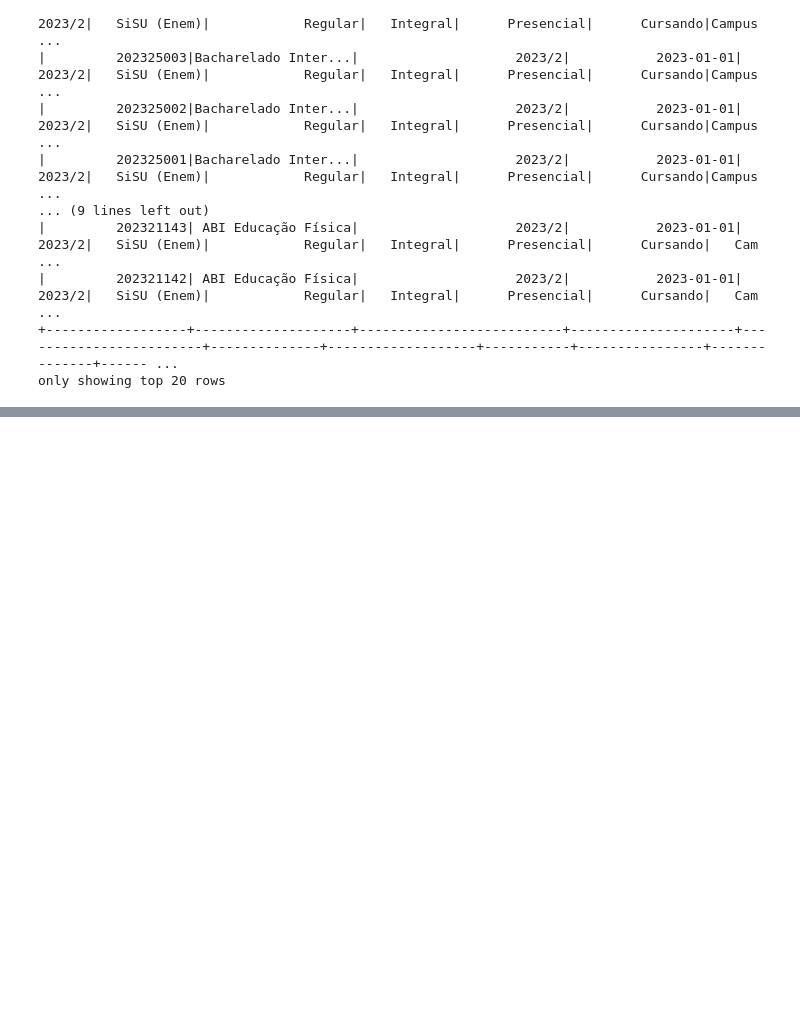
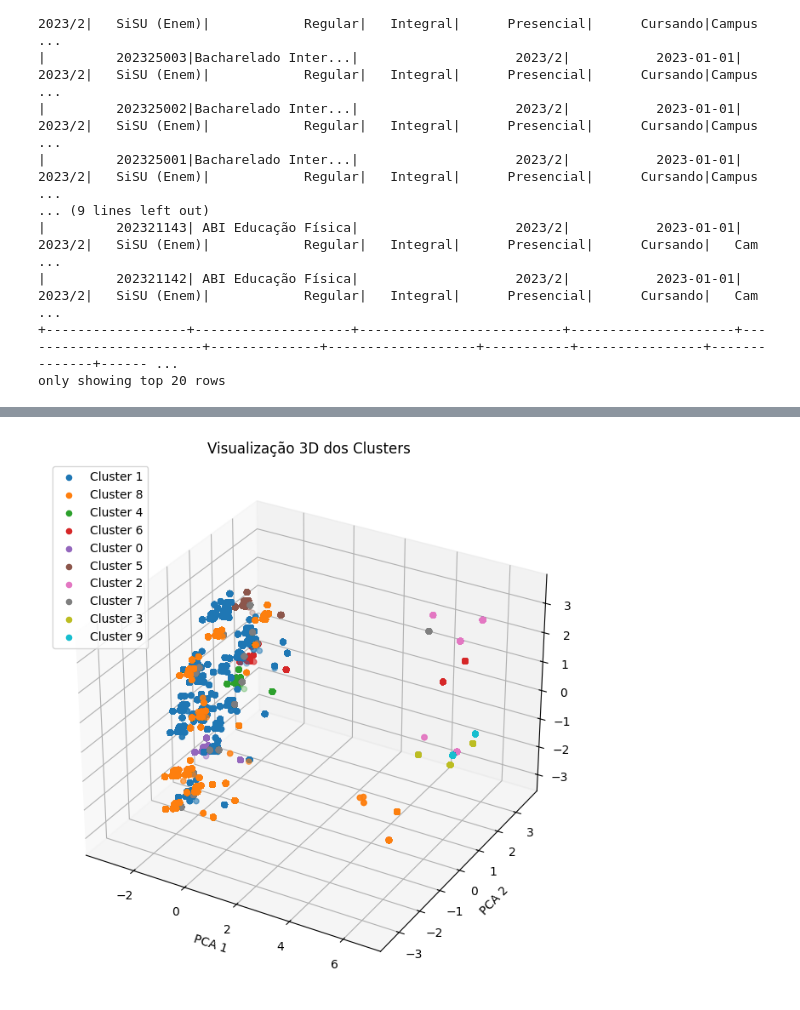
Before and after one commit to Tayco110/Data-Science-Learning, a Jupyter notebook: student_recomendation/student_recomendation.ipynb, the cells around one changed output, grey strips where cells are left out. Cells and saved outputs as stored; diff of their text form; code cells hidden in the pictures; blank space fills up the shorter version.

```diff
--- a/student_recomendation/student_recomendation.ipynb
+++ b/student_recomendation/student_recomendation.ipynb
@@ -334,3 +438,53 @@ Feedback de Estágios Anteriores: Se houver dados disponíveis, analisar o feedb
+# %%
+from pyspark.ml.feature import PCA
+from pyspark.sql.functions import udf
+from pyspark.sql.types import FloatType
+import pandas as pd
+import matplotlib.pyplot as plt
+from mpl_toolkits.mplot3d import Axes3D
+
+# Assumindo que 'predictions' é o seu DataFrame com as previsões do KMeans
+
+# Reduzir a dimensionalidade para 3D para visualização usando PCA
+pca = PCA(k=3, inputCol="scaledFeatures", outputCol="pcaFeatures")
+model_pca = pca.fit(predictions)
+result_pca = model_pca.transform(predictions)
+
+# Selecionar apenas as features reduzidas e a coluna de previsão
+result_pca = result_pca.select("pcaFeatures", "prediction")
+
+# Converter para Pandas DataFrame
+pandas_df = result_pca.toPandas()
+
+# Extrair as componentes principais
+def extract_pca_features_udf(vec, i):
+    try:
+        return float(vec[i])
+    except IndexError:
+        return None
+
+extract_pca_features = udf(extract_pca_features_udf, FloatType())
+
+pandas_df['pca_x'] = pandas_df['pcaFeatures'].apply(lambda x: extract_pca_features_udf(x, 0))
+pandas_df['pca_y'] = pandas_df['pcaFeatures'].apply(lambda x: extract_pca_features_udf(x, 1))
+pandas_df['pca_z'] = pandas_df['pcaFeatures'].apply(lambda x: extract_pca_features_udf(x, 2))
+
+# Plotar o gráfico 3D de dispersão
+fig = plt.figure(figsize=(10, 8))
+ax = fig.add_subplot(111, projection='3d')
+
+for cluster in pandas_df['prediction'].unique():
+    cluster_df = pandas_df[pandas_df['prediction'] == cluster]
+    ax.scatter(cluster_df['pca_x'], cluster_df['pca_y'], cluster_df['pca_z'], label=f'Cluster {cluster}')
+
+ax.set_xlabel('PCA 1')
+ax.set_ylabel('PCA 2')
+ax.set_zlabel('PCA 3')
+ax.legend()
+plt.title('Visualização 3D dos Clusters')
+plt.show()
+# %% [output]
+[figure, added]
 # %%
 # Encerra a sessão spark
 spark.stop()
```
Also changed, not shown: parts of 22 cells of this notebook.
